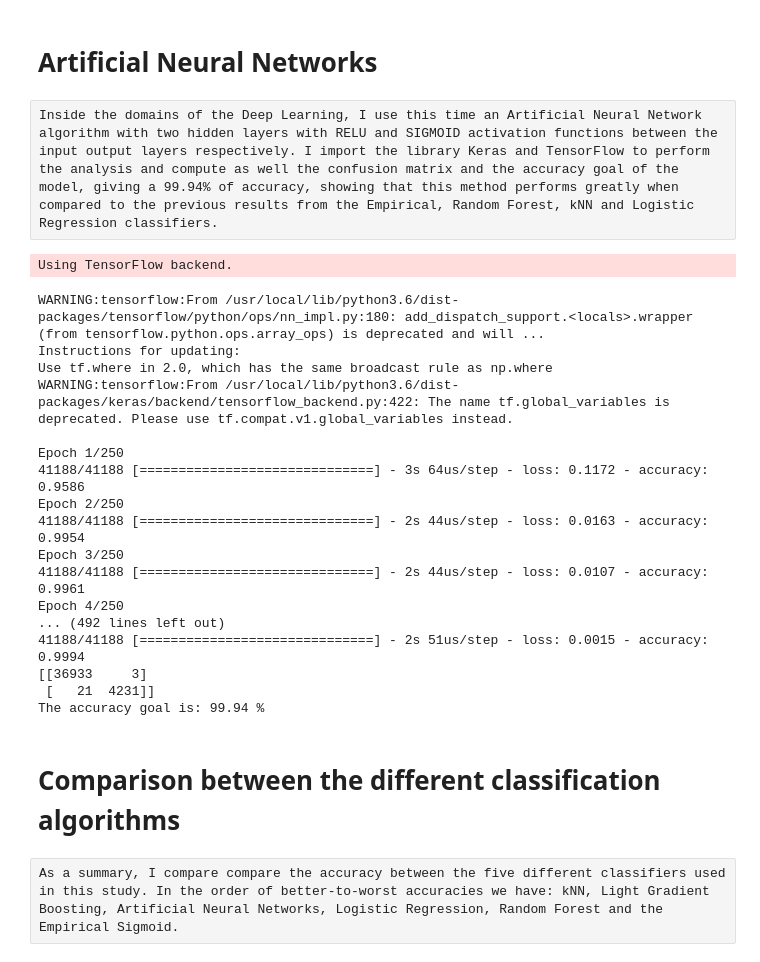
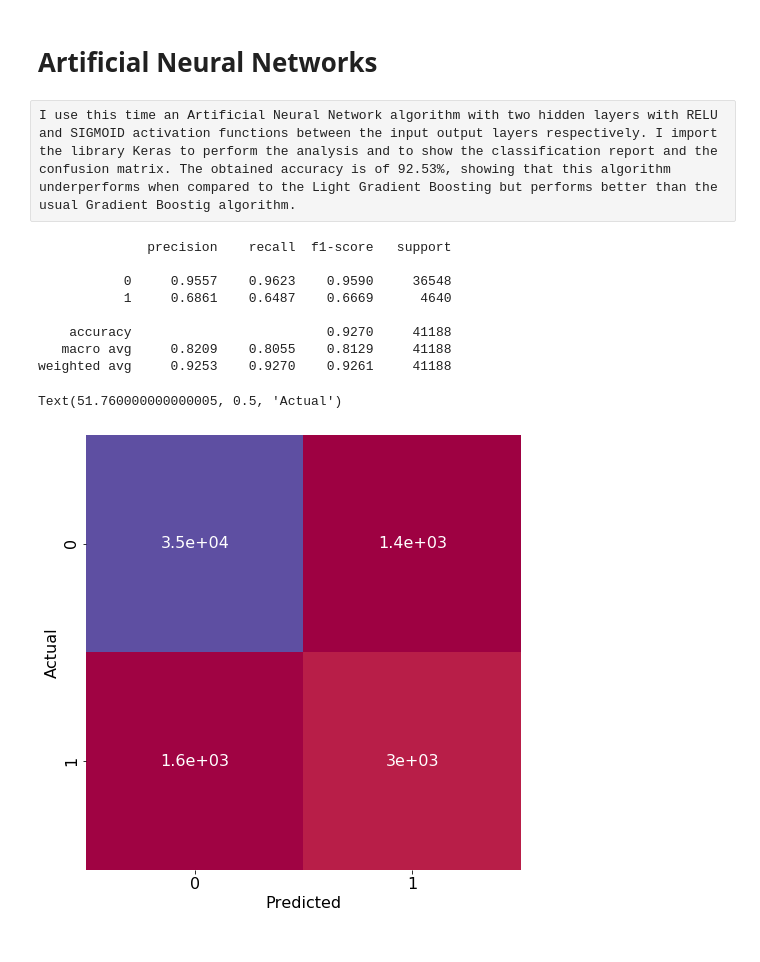
Before and after one commit to elopezfune/Bank-Marketing-with-social-economic-context-, a Jupyter notebook: Bank_Marketing.ipynb, the cells around one changed output. Saved outputs shown, nothing was run; the diff lists cells and outputs as text; code cells hidden in the pictures.

```diff
--- a/Bank_Marketing.ipynb
+++ b/Bank_Marketing.ipynb
@@ -656,52 +411,38 @@ The accuracy goal is: 99.36 %
 # %% [markdown]
 # Artificial Neural Networks
 # %% [raw]
-Inside the domains of the Deep Learning, I use this time an Artificial Neural Network algorithm with two hidden layers with RELU and SIGMOID activation functions between the input output layers respectively. I import the library Keras and TensorFlow to perform the analysis and compute as well the confusion matrix and the accuracy goal of the model, giving a 99.94% of accuracy, showing that this method performs greatly when compared to the previous results from the Empirical, Random Forest, kNN and Logistic Regression classifiers.
+I use this time an Artificial Neural Network algorithm with two hidden layers with RELU and SIGMOID activation functions between the input output layers respectively. I import the library Keras to perform the analysis and to show the classification report and the confusion matrix. The obtained accuracy is of 92.53%, showing that this algorithm underperforms when compared to the Light Gradient Boosting but performs better than the usual Gradient Boostig algorithm.
 # %%
 import keras
 from keras.models import Sequential
 from keras.layers import Dense# Initialising the ANN
 "Activation functions: 'sigmoid', 'tanh', 'relu'"
 classifier = Sequential()# Adding the input layer and the first hidden layer
-classifier.add(Dense(units =15 , kernel_initializer = 'uniform', activation = 'relu', input_dim = 52))# Adding the second hidden layer
-classifier.add(Dense(units = 15, kernel_initializer = 'uniform', activation = 'relu'))# Adding the output layer
+classifier.add(Dense(units =15 , kernel_initializer = 'uniform', activation = 'relu', input_dim = X_train.shape[1]))# Adding the second hidden layer
+classifier.add(Dense(units = 10, kernel_initializer = 'uniform', activation = 'relu'))# Adding the output layer
 classifier.add(Dense(units = 1, kernel_initializer = 'uniform', activation = 'sigmoid'))# Compiling the ANN
 classifier.compile(optimizer = 'adam', loss = 'binary_crossentropy', metrics = ['accuracy'])# Fitting the ANN to the Training set
-classifier.fit(X_train, Y, batch_size = 32, epochs = 250)
+classifier.fit(X_train, Y_train, batch_size = 32, epochs = 150, verbose=0)
 
 # Predicting the Test set results
 Y_pred_ann = classifier.predict(X_train)
 Y_pred_ann = (Y_pred_ann > 0.5)
-accgoal_ann = accuracy_score(Y_pred_ann, Y)
 
-cmatrix_ann = confusion_matrix(Y, Y_pred_ann) # rows = truth, cols = prediction
-print(cmatrix_ann)
-print("The accuracy goal is:", round(accgoal_ann*100,2),'%')
 
-#sns.heatmap(cmatrix_ann, annot=True, square=True, cmap = 'Greys_r')
-#plt.xlabel('Predicted')
-#plt.ylabel('Actual')
-#plt.rcParams['figure.figsize'] = (8.0, 8.0)    # ... and big plots
+print(classification_report(Y_train, Y_pred_ann,digits=4))
+
+plt.figure(figsize=(8,8))
+sns.heatmap(confusion_matrix(Y_train, Y_pred_ann), annot=True, square=True, cmap = 'Spectral', cbar=False)
+plt.xlabel('Predicted')
+plt.ylabel('Actual')
 # %% [output]
-Using TensorFlow backend.
+              precision    recall  f1-score   support
+
+           0     0.9557    0.9623    0.9590     36548
+           1     0.6861    0.6487    0.6669      4640
+
+    accuracy                         0.9270     41188
+   macro avg     0.8209    0.8055    0.8129     41188
+weighted avg     0.9253    0.9270    0.9261     41188
-WARNING:tensorflow:From /usr/local/lib/python3.6/dist-packages/tensorflow/python/ops/nn_impl.py:180: add_dispatch_support.<locals>.wrapper (from tensorflow.python.ops.array_ops) is deprecated and will ...
-Instructions for updating:
-Use tf.where in 2.0, which has the same broadcast rule as np.where
-WARNING:tensorflow:From /usr/local/lib/python3.6/dist-packages/keras/backend/tensorflow_backend.py:422: The name tf.global_variables is deprecated. Please use tf.compat.v1.global_variables instead.
-
-Epoch 1/250
-41188/41188 [==============================] - 3s 64us/step - loss: 0.1172 - accuracy: 0.9586
-Epoch 2/250
-41188/41188 [==============================] - 2s 44us/step - loss: 0.0163 - accuracy: 0.9954
-Epoch 3/250
-41188/41188 [==============================] - 2s 44us/step - loss: 0.0107 - accuracy: 0.9961
-Epoch 4/250
-... (492 lines left out)
-41188/41188 [==============================] - 2s 51us/step - loss: 0.0015 - accuracy: 0.9994
-[[36933     3]
- [   21  4231]]
-The accuracy goal is: 99.94 %
+Text(51.760000000000005, 0.5, 'Actual')
+[figure, added]
-# %% [markdown]
-# Comparison between the different classification algorithms
-# %% [raw]
-As a summary, I compare compare the accuracy between the five different classifiers used in this study. In the order of better-to-worst accuracies we have: kNN, Light Gradient Boosting, Artificial Neural Networks, Logistic Regression, Random Forest and the Empirical Sigmoid.
```
Also changed, not shown: parts of 51 cells of this notebook.
